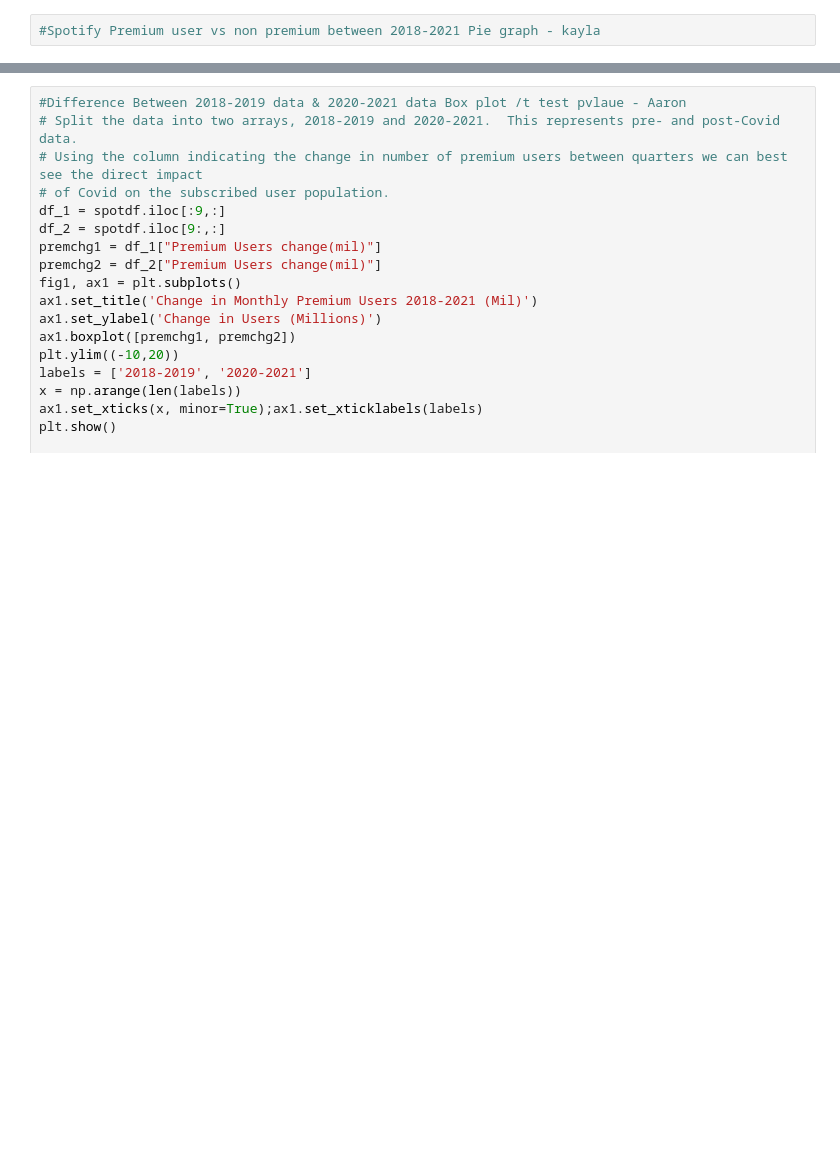
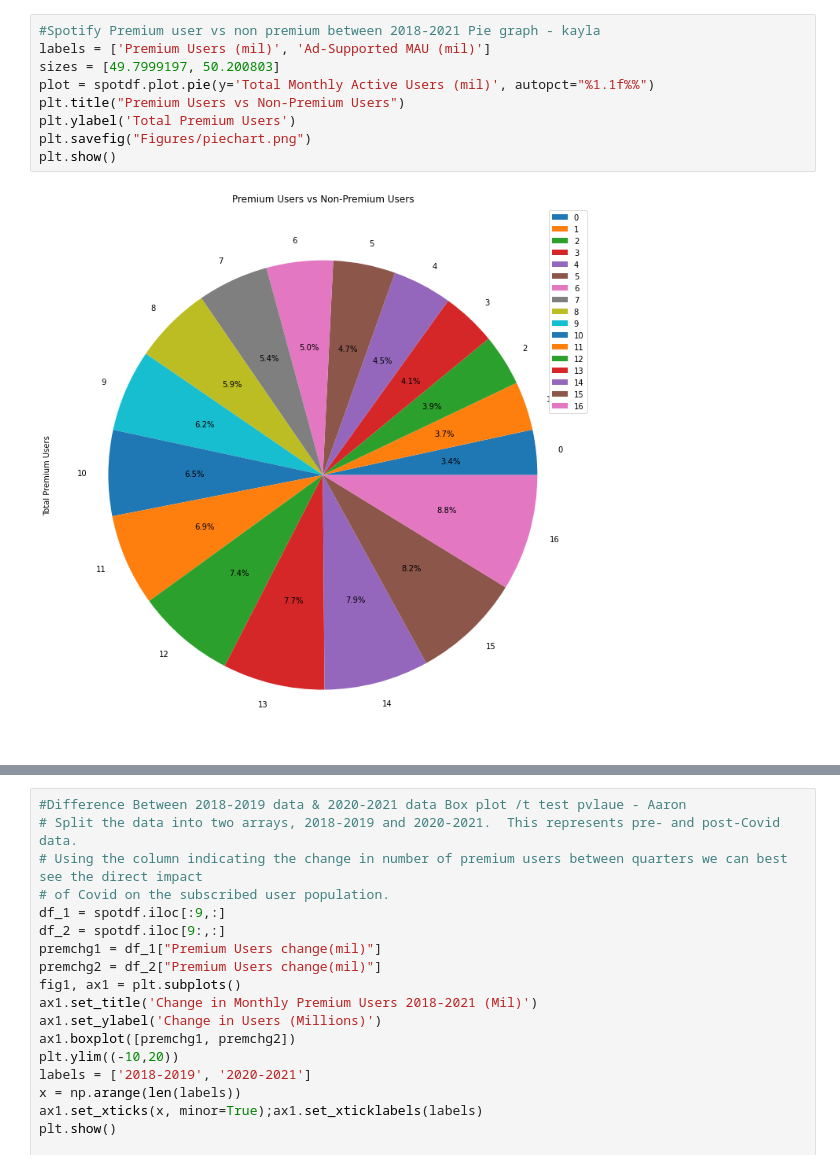
Before and after one commit to abesprgrss/Project-1, a Jupyter notebook: Spotify_Covid2.ipynb, the cells around one changed output, grey strips where cells are left out. Drawn from its saved outputs; the diff is of its cells as text; blank space fills up the shorter version.

```diff
--- a/Spotify_Covid2.ipynb
+++ b/Spotify_Covid2.ipynb
@@ -29,3 +37,12 @@ Index(['Ad-Supported MAU (mil)', 'Ad-Supported MAU change (mil)',
       dtype='object')
 # %%
 #Spotify Premium user vs non premium between 2018-2021 Pie graph - kayla
+labels = ['Premium Users (mil)', 'Ad-Supported MAU (mil)']
+sizes = [49.7999197, 50.200803]
+plot = spotdf.plot.pie(y='Total Monthly Active Users (mil)', autopct="%1.1f%%")
+plt.title("Premium Users vs Non-Premium Users")
+plt.ylabel('Total Premium Users')
+plt.savefig("Figures/piechart.png")
+plt.show()
+# %% [output]
+[figure, added]
```
Also changed, not shown: parts of 21 cells of this notebook, 5 other files.
